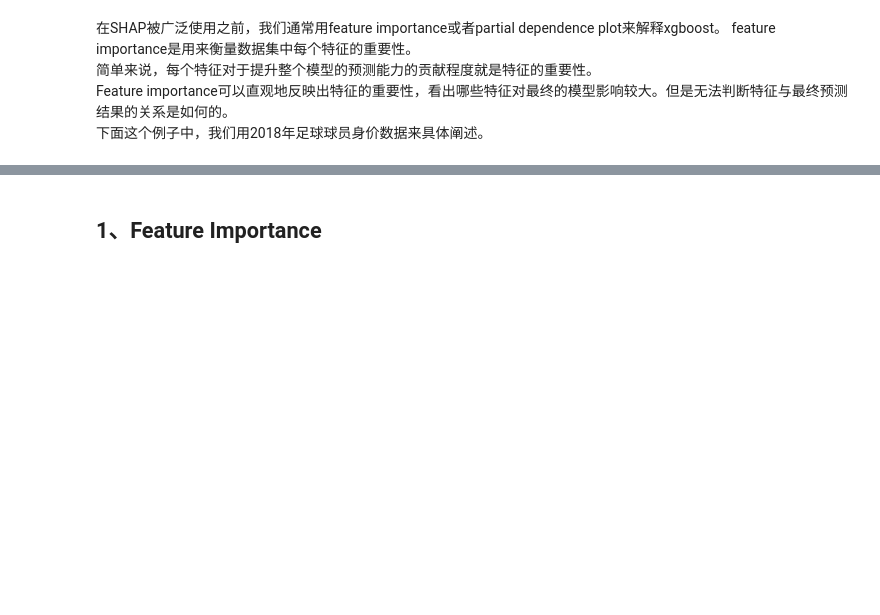
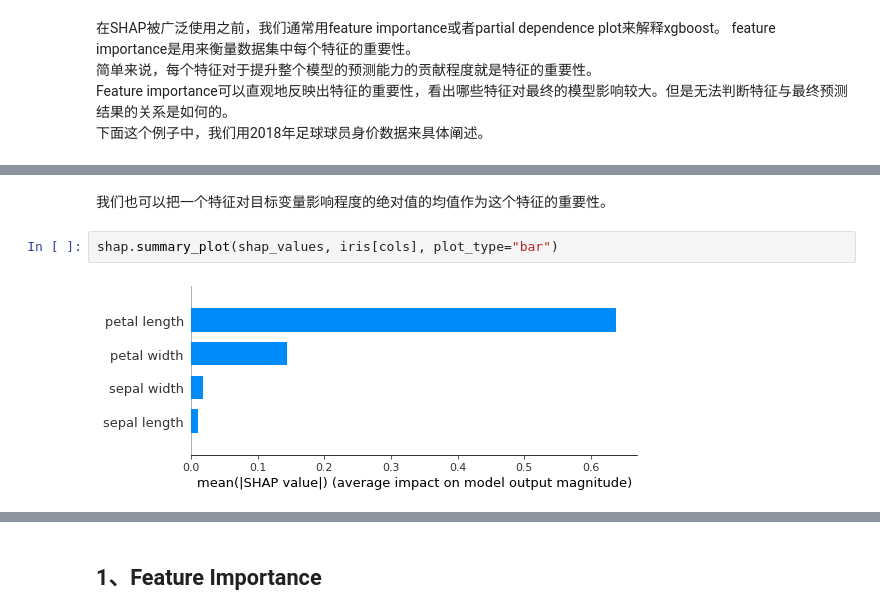
Before and after one commit to ZZh2333/IntelligentBigDataAnalysisAndDecisionMaking, a Jupyter notebook: homework-21-3-23/homework(2).ipynb, the cells around one changed output, grey strips where cells are left out. Drawn from its saved outputs; the diff is of its cells as text; blank space fills up the shorter version.

```diff
--- a/homework-21-3-23/homework(2).ipynb
+++ b/homework-21-3-23/homework(2).ipynb
@@ -7,0 +117,6 @@ Feature importance可以直观地反映出特征的重要性，看出哪些特
+# %% [markdown]
+我们也可以把一个特征对目标变量影响程度的绝对值的均值作为这个特征的重要性。
+# %%
+shap.summary_plot(shap_values, iris[cols], plot_type="bar")
+# %% [output]
+[figure, added]
```
Also changed, not shown: parts of 50 cells of this notebook, 1 other file.
